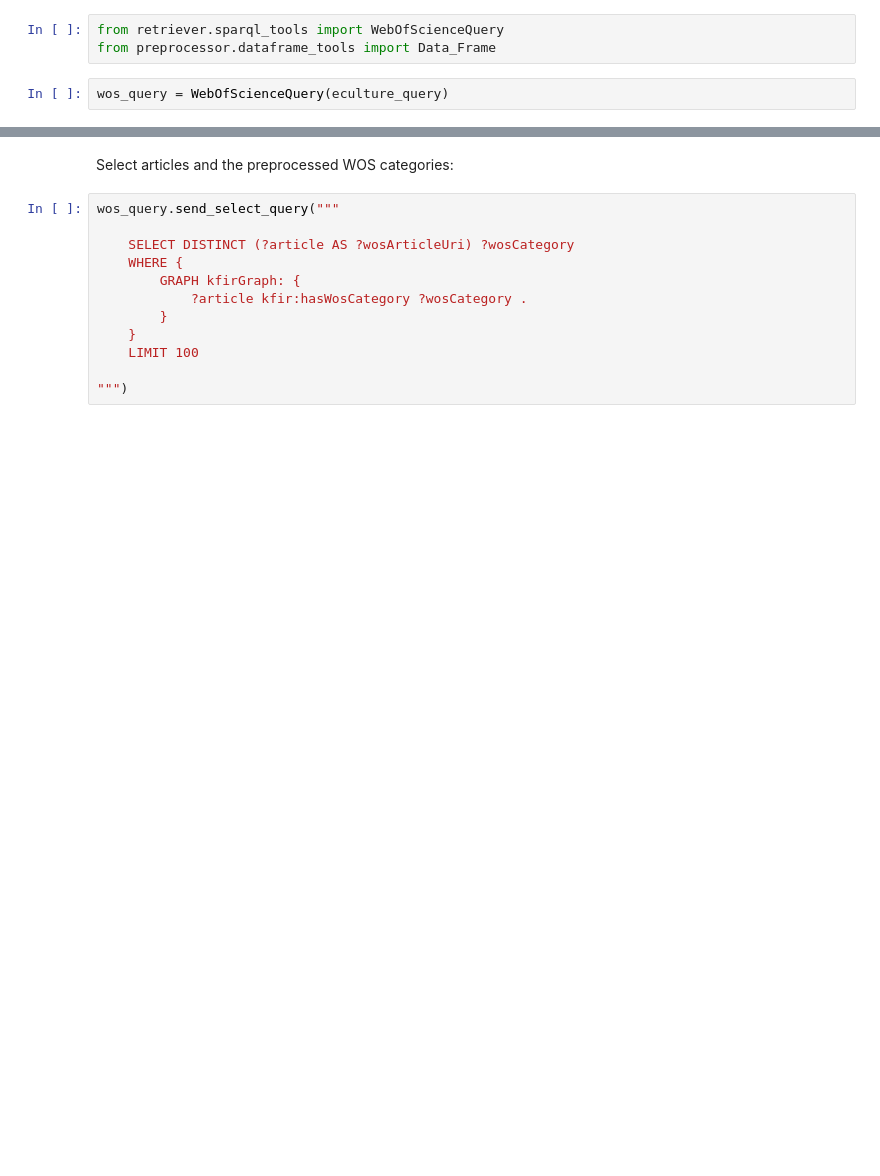
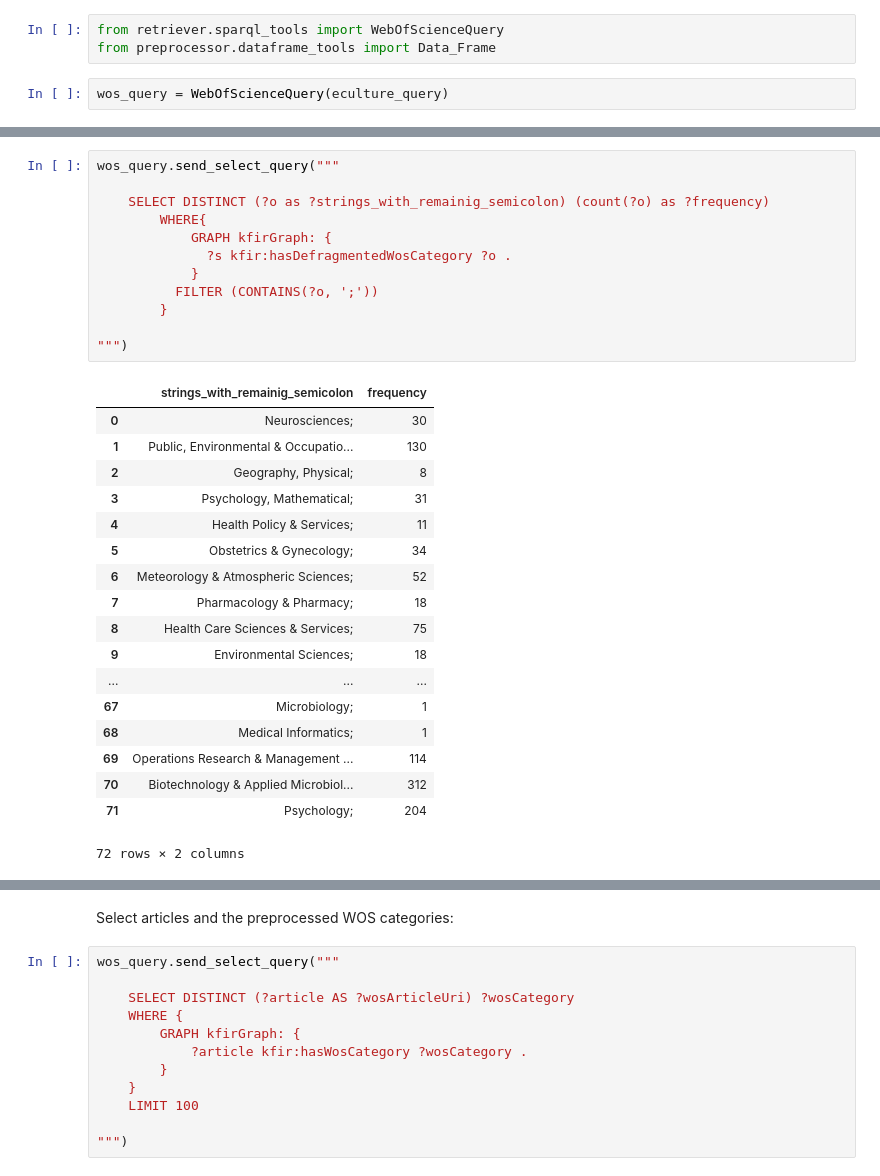
Before and after one commit to clokman/KFIR, a Jupyter notebook: notebooks/KFIR.ipynb, the cells around one changed output, grey strips where cells are left out. Drawn from its saved outputs; the diff is of its cells as text; blank space fills up the shorter version.

```diff
--- a/notebooks/KFIR.ipynb
+++ b/notebooks/KFIR.ipynb
@@ -1398,0 +1516,31 @@ The operation currently stops at 81 percent. This needs to be investigated.
+# %%
+wos_query.send_select_query("""
+
+    SELECT DISTINCT (?o as ?strings_with_remainig_semicolon) (count(?o) as ?frequency)
+        WHERE{
+            GRAPH kfirGraph: {
+              ?s kfir:hasDefragmentedWosCategory ?o .
+            }
+          FILTER (CONTAINS(?o, ';'))
+        }
+
+""")
+# %% [output]
+|  | strings_with_remainig_semicolon | frequency |
+| 0 | Neurosciences; | 30 |
+| 1 | Public, Environmental & Occupatio... | 130 |
+| 2 | Geography, Physical; | 8 |
+| 3 | Psychology, Mathematical; | 31 |
+| 4 | Health Policy & Services; | 11 |
+| 5 | Obstetrics & Gynecology; | 34 |
+| 6 | Meteorology & Atmospheric Sciences; | 52 |
+| 7 | Pharmacology & Pharmacy; | 18 |
+| 8 | Health Care Sciences & Services; | 75 |
+| 9 | Environmental Sciences; | 18 |
+| ... | ... | ... |
+| 67 | Microbiology; | 1 |
+| 68 | Medical Informatics; | 1 |
+| 69 | Operations Research & Management ... | 114 |
+| 70 | Biotechnology & Applied Microbiol... | 312 |
+| 71 | Psychology; | 204 |
+72 rows × 2 columns
```
Also changed, not shown: parts of 24 cells of this notebook.
